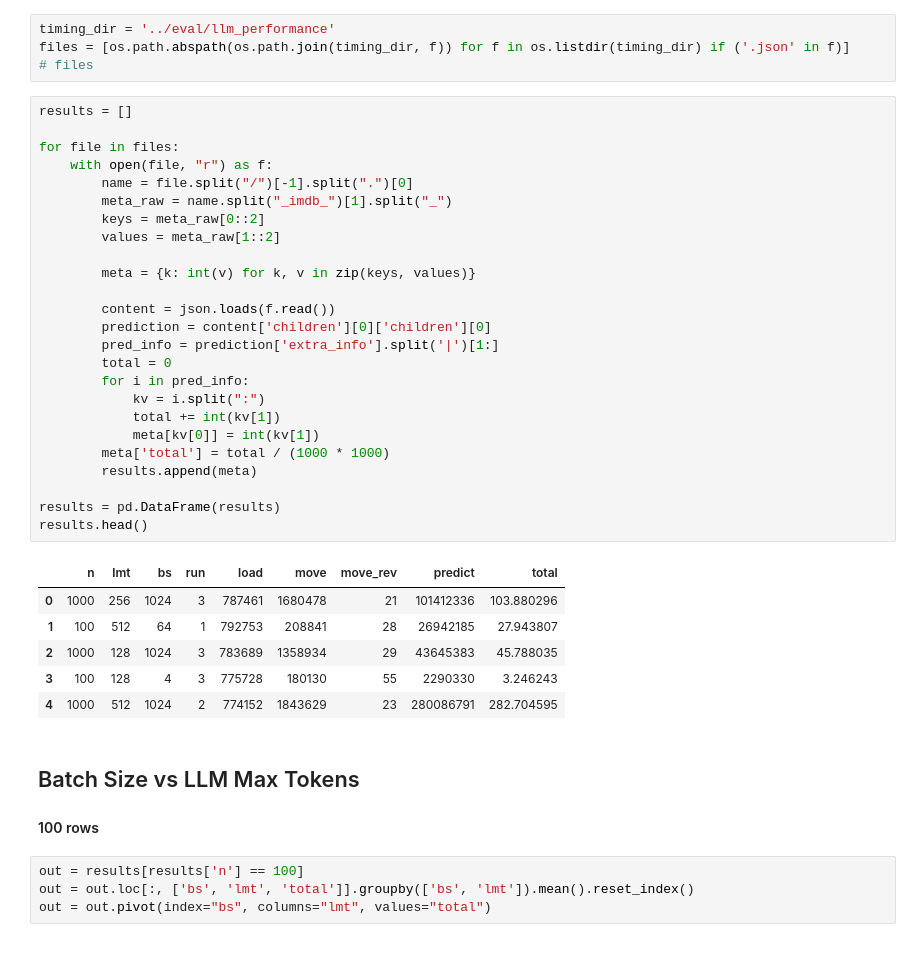
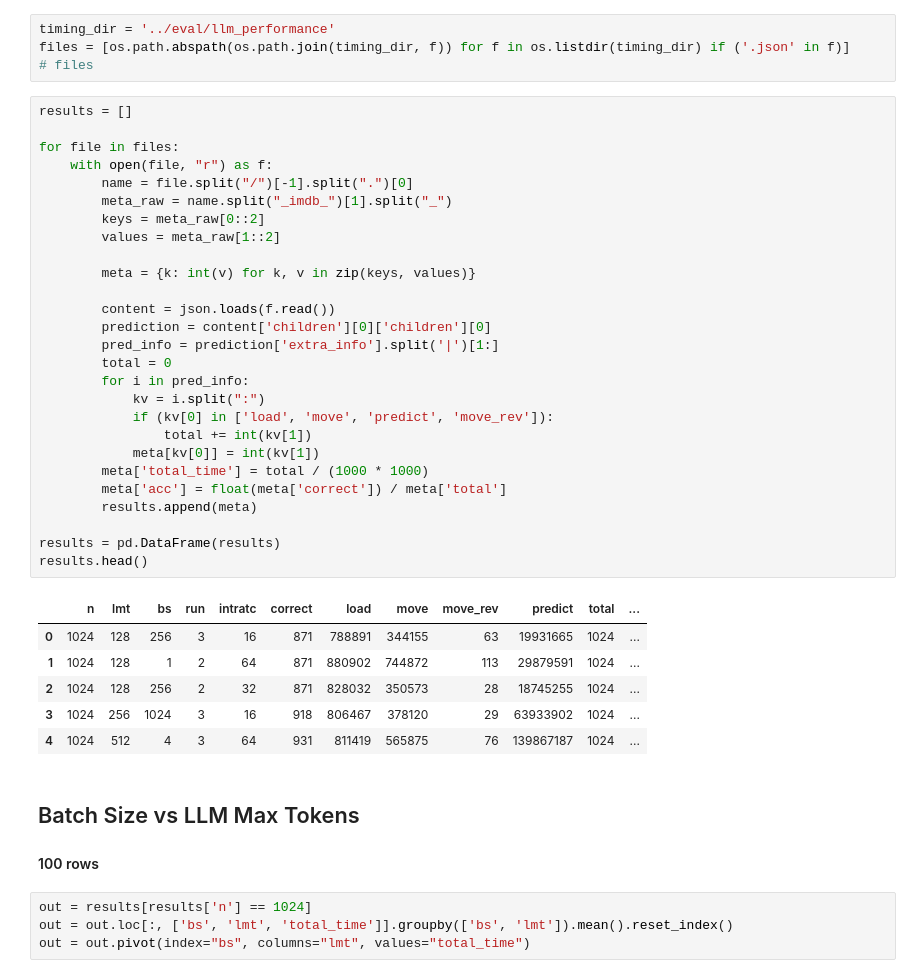
Before and after one commit to ThatUdeshUK/mldb, a Jupyter notebook: eval/Compare LLM parameters.ipynb, the cells around one changed output. Cells and saved outputs as stored; diff of their text form.

```diff
--- a/eval/Compare LLM parameters.ipynb
+++ b/eval/Compare LLM parameters.ipynb
@@ -13,40 +13,42 @@ files = [os.path.abspath(os.path.join(timing_dir, f)) for f in os.listdir(timing
 # %%
 results = []
 
 for file in files:
     with open(file, "r") as f:
         name = file.split("/")[-1].split(".")[0]
         meta_raw = name.split("_imdb_")[1].split("_")
         keys = meta_raw[0::2]
         values = meta_raw[1::2]
 
         meta = {k: int(v) for k, v in zip(keys, values)}
 
         content = json.loads(f.read())
         prediction = content['children'][0]['children'][0]
         pred_info = prediction['extra_info'].split('|')[1:]
         total = 0
         for i in pred_info:
             kv = i.split(":")
-            total += int(kv[1])
+            if (kv[0] in ['load', 'move', 'predict', 'move_rev']):
+                total += int(kv[1])
             meta[kv[0]] = int(kv[1])
-        meta['total'] = total / (1000 * 1000)
+        meta['total_time'] = total / (1000 * 1000)
+        meta['acc'] = float(meta['correct']) / meta['total']
         results.append(meta)
 
 results = pd.DataFrame(results)
 results.head()
 # %% [output]
-|  | n | lmt | bs | run | load | move | move_rev | predict | total |
-| 0 | 1000 | 256 | 1024 | 3 | 787461 | 1680478 | 21 | 101412336 | 103.880296 |
-| 1 | 100 | 512 | 64 | 1 | 792753 | 208841 | 28 | 26942185 | 27.943807 |
-| 2 | 1000 | 128 | 1024 | 3 | 783689 | 1358934 | 29 | 43645383 | 45.788035 |
-| 3 | 100 | 128 | 4 | 3 | 775728 | 180130 | 55 | 2290330 | 3.246243 |
-| 4 | 1000 | 512 | 1024 | 2 | 774152 | 1843629 | 23 | 280086791 | 282.704595 |
+|  | n | lmt | bs | run | intratc | correct | load | move | move_rev | predict | total | ... |
+| 0 | 1024 | 128 | 256 | 3 | 16 | 871 | 788891 | 344155 | 63 | 19931665 | 1024 | ... |
+| 1 | 1024 | 128 | 1 | 2 | 64 | 871 | 880902 | 744872 | 113 | 29879591 | 1024 | ... |
+| 2 | 1024 | 128 | 256 | 2 | 32 | 871 | 828032 | 350573 | 28 | 18745255 | 1024 | ... |
+| 3 | 1024 | 256 | 1024 | 3 | 16 | 918 | 806467 | 378120 | 29 | 63933902 | 1024 | ... |
+| 4 | 1024 | 512 | 4 | 3 | 64 | 931 | 811419 | 565875 | 76 | 139867187 | 1024 | ... |
 # %% [markdown]
 ## Batch Size vs LLM Max Tokens
 
 #### 100 rows
 # %%
-out = results[results['n'] == 100]
-out = out.loc[:, ['bs', 'lmt', 'total']].groupby(['bs', 'lmt']).mean().reset_index()
-out = out.pivot(index="bs", columns="lmt", values="total")
+out = results[results['n'] == 1024]
+out = out.loc[:, ['bs', 'lmt', 'total_time']].groupby(['bs', 'lmt']).mean().reset_index()
+out = out.pivot(index="bs", columns="lmt", values="total_time")
```
Also changed, not shown: parts of 6 cells of this notebook, 6 other files.
